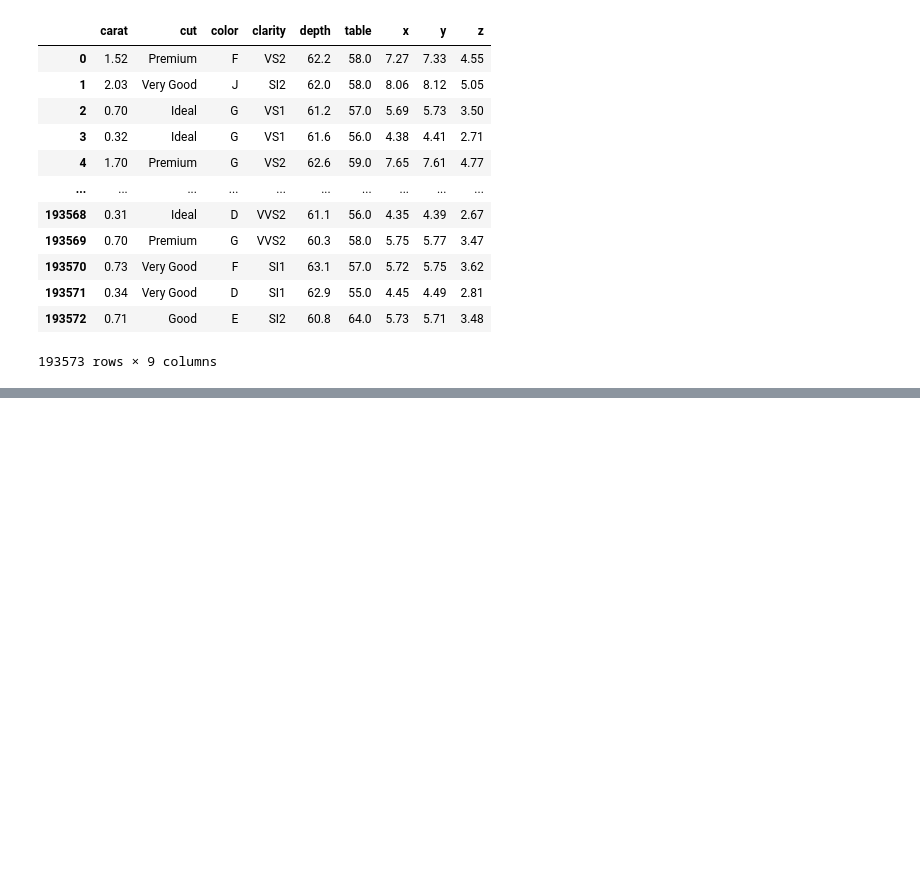
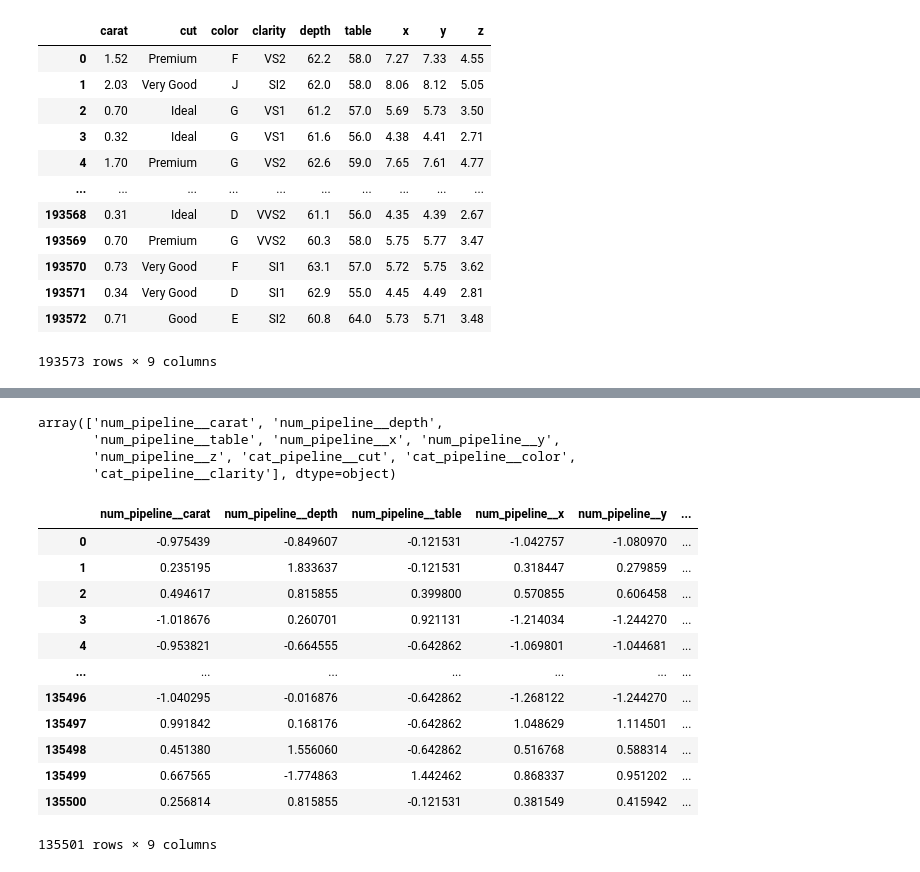
Before and after one commit to Simmisingh3/end_to_end_ML, a Jupyter notebook: notebooks/model_training.ipynb, the cells around one changed output, grey strips where cells are left out. Drawn from its saved outputs; the diff is of its cells as text; code cells hidden in the pictures; blank space fills up the shorter version.

Commit message:
Model Training

```diff
--- a/notebooks/model_training.ipynb
+++ b/notebooks/model_training.ipynb
@@ -51,0 +119,16 @@ from sklearn.preprocessing import
+# %%
+preprocessor=ColumnTransformer(
+    [
+
+        ('num_pipeline',num_pipeline,numerical_cols),
+        ('cat_pipeline',cat_pipeline,categorical_cols)
+    ]
+)
+# %%
+## Train test split
+
+from sklearn.model_selection import train_test_split
+
+X_train,X_test,y_train,y_test=train_test_split(X,Y,test_size=0.30,random_state=30)
+# %%
+preprocessor.fit_transform(X_train)
@@ -51,0 +165,26 @@ from sklearn.preprocessing import
+# %%
+preprocessor.get_feature_names_out()
+# %% [output]
+array(['num_pipeline__carat', 'num_pipeline__depth',
+       'num_pipeline__table', 'num_pipeline__x', 'num_pipeline__y',
+       'num_pipeline__z', 'cat_pipeline__cut', 'cat_pipeline__color',
+       'cat_pipeline__clarity'], dtype=object)
+# %%
+X_train=pd.DataFrame(preprocessor.fit_transform(X_train),columns=preprocessor.get_feature_names_out())
+X_test=pd.DataFrame(preprocessor.transform(X_test),columns=preprocessor.get_feature_names_out())
+# %%
+X_train
+# %% [output]
+|  | num_pipeline__carat | num_pipeline__depth | num_pipeline__table | num_pipeline__x | num_pipeline__y | ... |
+| 0 | -0.975439 | -0.849607 | -0.121531 | -1.042757 | -1.080970 | ... |
+| 1 | 0.235195 | 1.833637 | -0.121531 | 0.318447 | 0.279859 | ... |
+| 2 | 0.494617 | 0.815855 | 0.399800 | 0.570855 | 0.606458 | ... |
+| 3 | -1.018676 | 0.260701 | 0.921131 | -1.214034 | -1.244270 | ... |
+| 4 | -0.953821 | -0.664555 | -0.642862 | -1.069801 | -1.044681 | ... |
+| ... | ... | ... | ... | ... | ... | ... |
+| 135496 | -1.040295 | -0.016876 | -0.642862 | -1.268122 | -1.244270 | ... |
+| 135497 | 0.991842 | 0.168176 | -0.642862 | 1.048629 | 1.114501 | ... |
+| 135498 | 0.451380 | 1.556060 | -0.642862 | 0.516768 | 0.588314 | ... |
+| 135499 | 0.667565 | -1.774863 | 1.442462 | 0.868337 | 0.951202 | ... |
+| 135500 | 0.256814 | 0.815855 | -0.121531 | 0.381549 | 0.415942 | ... |
+135501 rows × 9 columns
```
Also changed, not shown: parts of 26 cells of this notebook.
